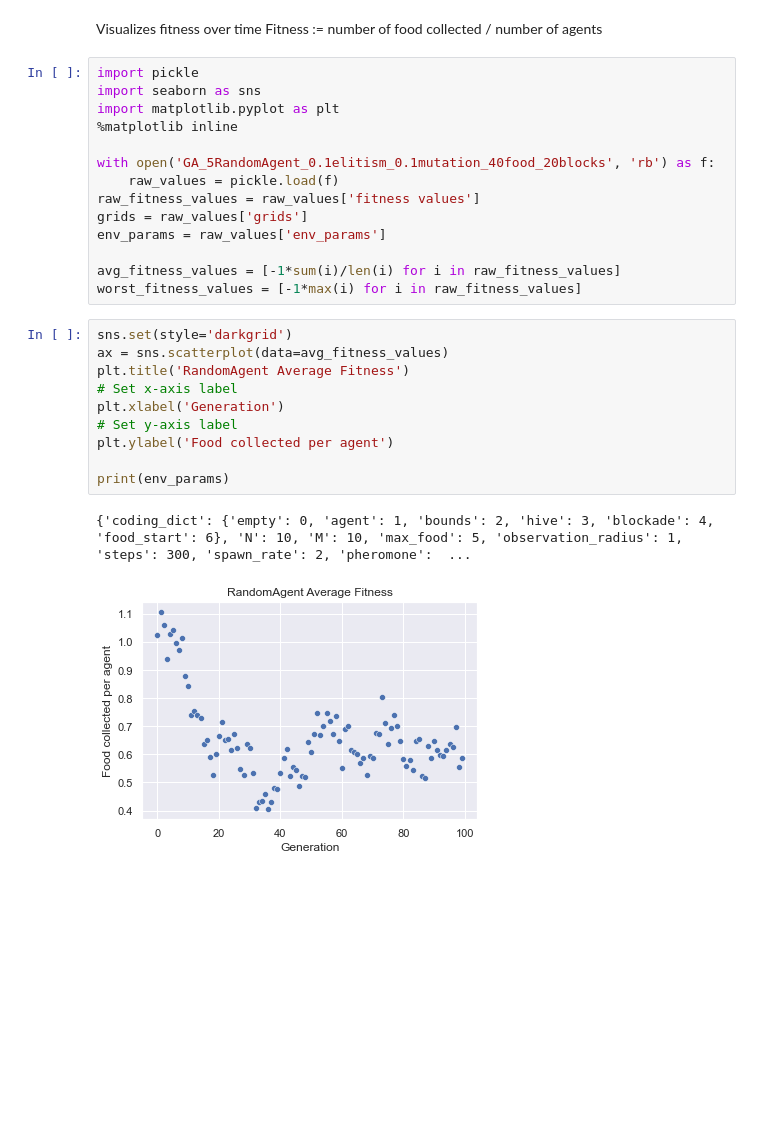
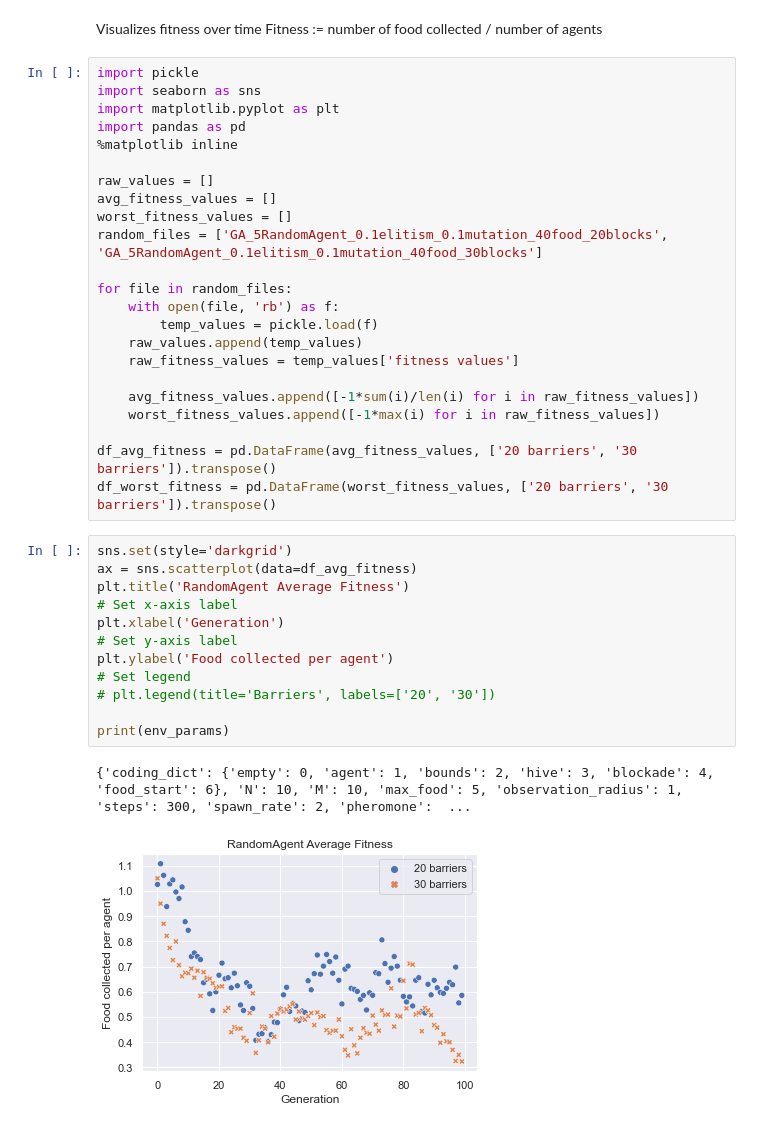
Before and after one commit to kavyakvk/adversarial-environment-generation, a Jupyter notebook: Pickled/pickle_processor.ipynb, the cells around one changed output. Saved outputs shown, nothing was run; the diff lists cells and outputs as text; blank space fills up the shorter version.

```diff
--- a/Pickled/pickle_processor.ipynb
+++ b/Pickled/pickle_processor.ipynb
@@ -5,28 +5,39 @@ Fitness := number of food collected / number of agents
 import pickle
 import seaborn as sns
 import matplotlib.pyplot as plt
+import pandas as pd
 %matplotlib inline
 
-with open('GA_5RandomAgent_0.1elitism_0.1mutation_40food_20blocks', 'rb') as f:
-    raw_values = pickle.load(f)
-raw_fitness_values = raw_values['fitness values']
-grids = raw_values['grids']
-env_params = raw_values['env_params']
+raw_values = []
+avg_fitness_values = []
+worst_fitness_values = []
+random_files = ['GA_5RandomAgent_0.1elitism_0.1mutation_40food_20blocks', 'GA_5RandomAgent_0.1elitism_0.1mutation_40food_30blocks']
 
-avg_fitness_values = [-1*sum(i)/len(i) for i in raw_fitness_values]
-worst_fitness_values = [-1*max(i) for i in raw_fitness_values]
+for file in random_files:
+    with open(file, 'rb') as f:
+        temp_values = pickle.load(f)
+    raw_values.append(temp_values)
+    raw_fitness_values = temp_values['fitness values']
+
+    avg_fitness_values.append([-1*sum(i)/len(i) for i in raw_fitness_values])
+    worst_fitness_values.append([-1*max(i) for i in raw_fitness_values])
+
+df_avg_fitness = pd.DataFrame(avg_fitness_values, ['20 barriers', '30 barriers']).transpose()
+df_worst_fitness = pd.DataFrame(worst_fitness_values, ['20 barriers', '30 barriers']).transpose()
 # %%
 sns.set(style='darkgrid')
-ax = sns.scatterplot(data=avg_fitness_values)
+ax = sns.scatterplot(data=df_avg_fitness)
 plt.title('RandomAgent Average Fitness')
 # Set x-axis label
 plt.xlabel('Generation')
 # Set y-axis label
 plt.ylabel('Food collected per agent')
+# Set legend
+# plt.legend(title='Barriers', labels=['20', '30'])
 
 print(env_params)
 # %% [output]
 {'coding_dict': {'empty': 0, 'agent': 1, 'bounds': 2, 'hive': 3, 'blockade': 4, 'food_start': 6}, 'N': 10, 'M': 10, 'max_food': 5, 'observation_radius': 1, 'steps': 300, 'spawn_rate': 2, 'pheromone':  ...
-[figure, old version]
+[figure, new version]
 # %%
 sns.set(style='darkgrid')
```
Also changed, not shown: parts of 1 cell of this notebook, 3 other files.
